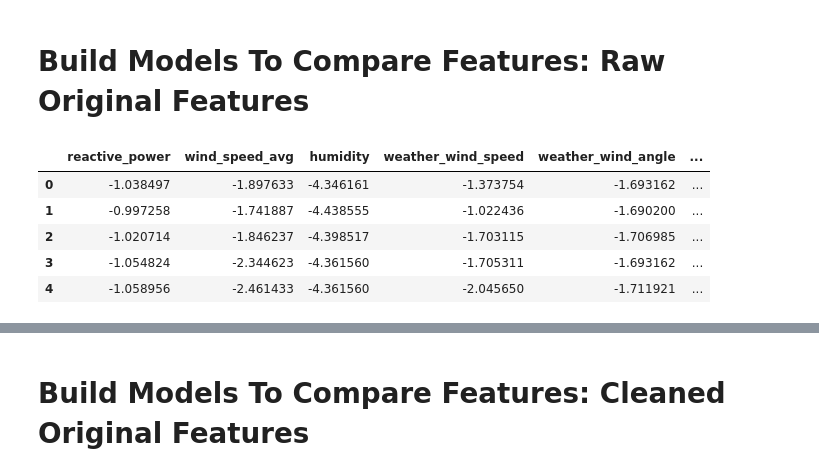
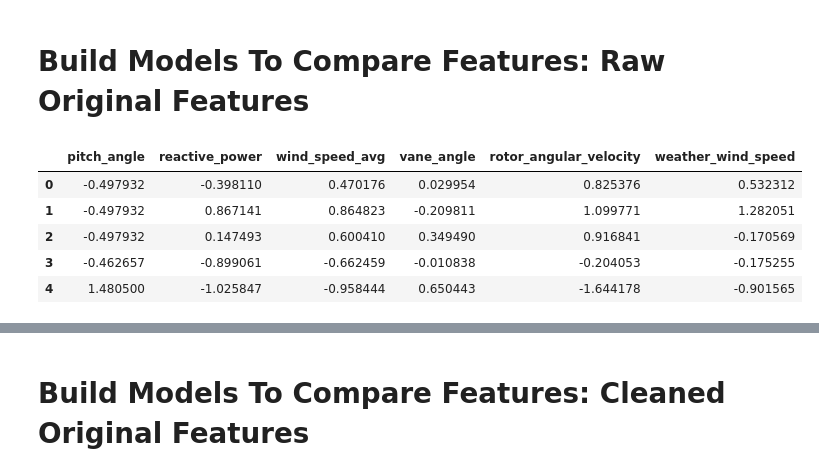
Before and after one commit to madhumitafilos/Collab, a Jupyter notebook: Feature_Engineering.ipynb, the cells around one changed output, grey strips where cells are left out. Drawn from its saved outputs; the diff is of its cells as text; code cells hidden in the pictures.

```diff
--- a/Feature_Engineering.ipynb
+++ b/Feature_Engineering.ipynb
@@ -704,17 +806,17 @@ wind_DS_train_labels
 # Build Models To Compare Features: Raw Original Features
 # %%
 from sklearn.model_selection import GridSearchCV
-train_features = pd.read_csv('/content/drive/MyDrive/train_features_raw.csv')
-train_labels = pd.read_csv('/content/drive/MyDrive/train_labels.csv')
+train_features = pd.read_csv('/content/drive/MyDrive/WindPrediction_Extraction2/train_features_raw.csv')
+train_labels = pd.read_csv('/content/drive/MyDrive/WindPrediction_Extraction2/train_labels.csv')
 
 train_features.head()
 # %% [output]
-|  | reactive_power | wind_speed_avg | humidity | weather_wind_speed | weather_wind_angle | ... |
-| 0 | -1.038497 | -1.897633 | -4.346161 | -1.373754 | -1.693162 | ... |
-| 1 | -0.997258 | -1.741887 | -4.438555 | -1.022436 | -1.690200 | ... |
-| 2 | -1.020714 | -1.846237 | -4.398517 | -1.703115 | -1.706985 | ... |
-| 3 | -1.054824 | -2.344623 | -4.361560 | -1.705311 | -1.693162 | ... |
-| 4 | -1.058956 | -2.461433 | -4.361560 | -2.045650 | -1.711921 | ... |
+|  | pitch_angle | reactive_power | wind_speed_avg | vane_angle | rotor_angular_velocity | weather_wind_speed |
+| 0 | -0.497932 | -0.398110 | 0.470176 | 0.029954 | 0.825376 | 0.532312 |
+| 1 | -0.497932 | 0.867141 | 0.864823 | -0.209811 | 1.099771 | 1.282051 |
+| 2 | -0.497932 | 0.147493 | 0.600410 | 0.349490 | 0.916841 | -0.170569 |
+| 3 | -0.462657 | -0.899061 | -0.662459 | -0.010838 | -0.204053 | -0.175255 |
+| 4 | 1.480500 | -1.025847 | -0.958444 | 0.650443 | -1.644178 | -0.901565 |
 # %%
 # Generate correlation matrix heat map
 matrix = np.triu(train_features.corr())
```
Also changed, not shown: parts of 44 cells of this notebook.
